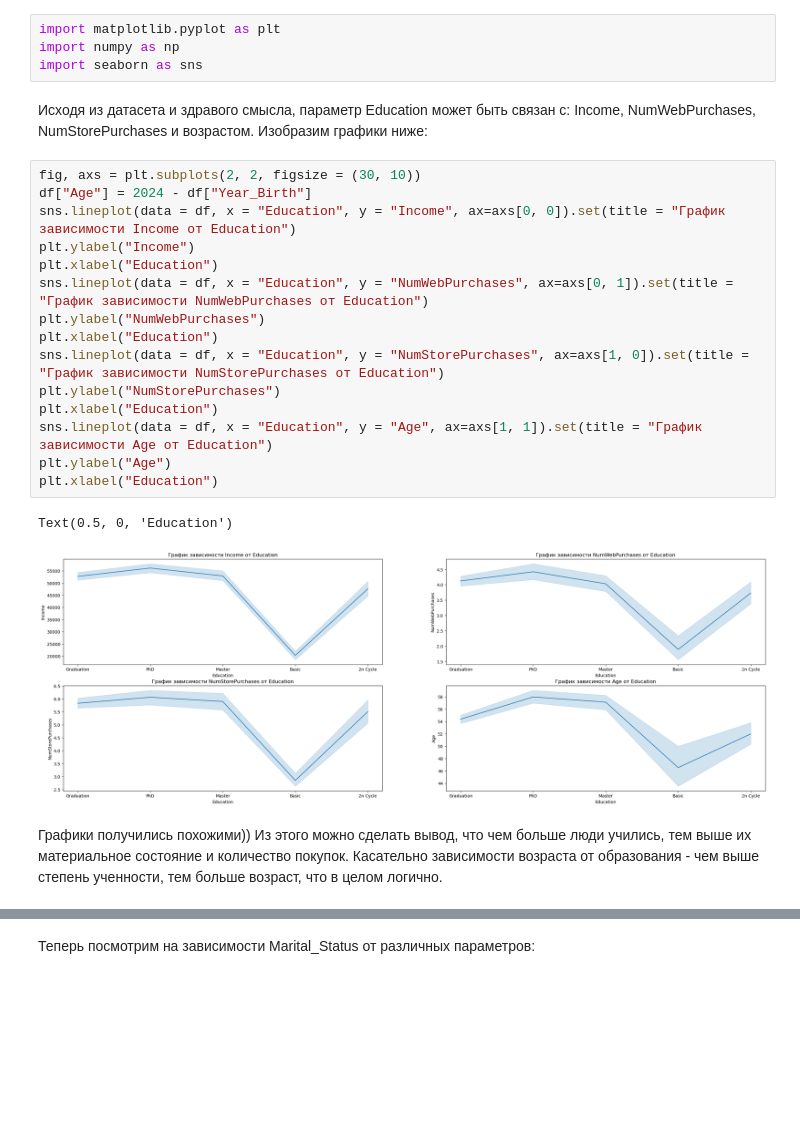
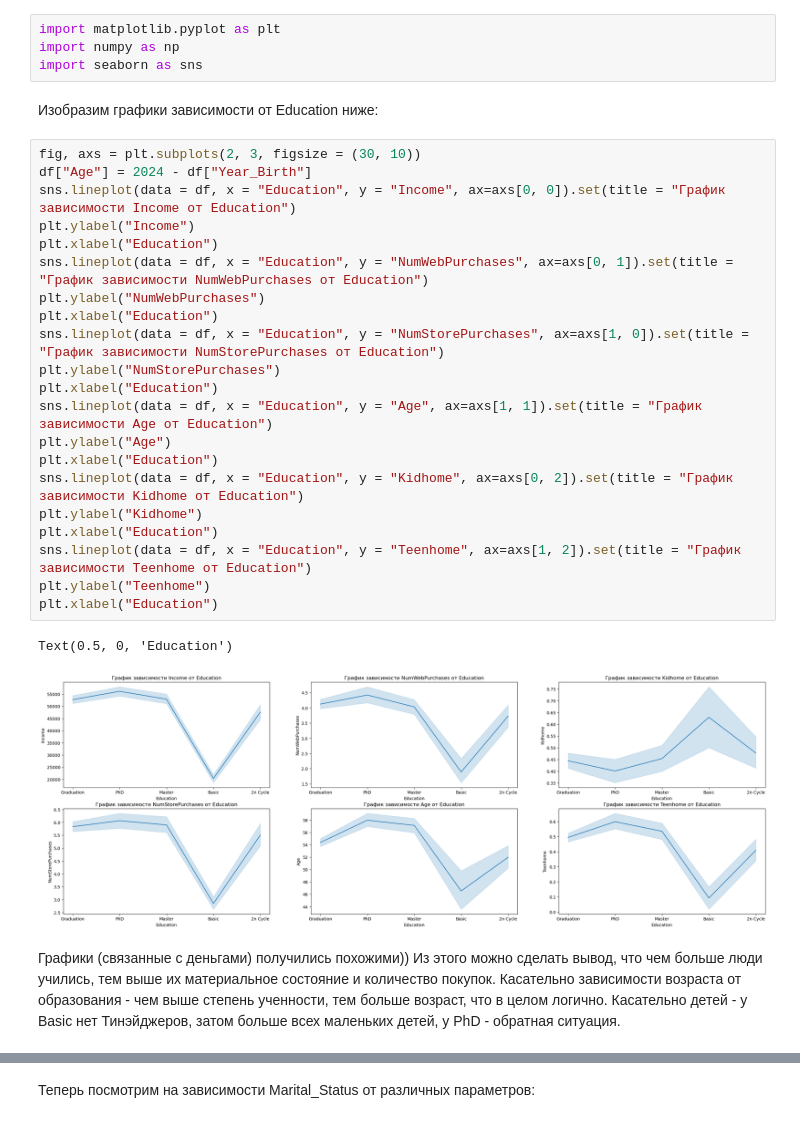
Before and after one commit to bananananacat/ML_HW, a Jupyter notebook: notebooks/02-homework.ipynb, the cells around one changed output, grey strips where cells are left out. Saved outputs shown, nothing was run; the diff lists cells and outputs as text; blank space fills up the shorter version.

```diff
--- a/notebooks/02-homework.ipynb
+++ b/notebooks/02-homework.ipynb
@@ -27,24 +27,31 @@ import matplotlib.pyplot as plt
 import numpy as np
 import seaborn as sns
 # %% [markdown]
-Исходя из датасета и здравого смысла, параметр Education может быть связан с: Income, NumWebPurchases, NumStorePurchases  и возрастом. Изобразим графики ниже:
+Изобразим графики зависимости от Education ниже:
 # %%
-fig, axs = plt.subplots(2, 2, figsize = (30, 10))
+fig, axs = plt.subplots(2, 3, figsize = (30, 10))
 df["Age"] = 2024 - df["Year_Birth"]
 sns.lineplot(data = df, x = "Education", y = "Income", ax=axs[0, 0]).set(title = "График зависимости Income от Education")
 plt.ylabel("Income")
 plt.xlabel("Education")
 sns.lineplot(data = df, x = "Education", y = "NumWebPurchases", ax=axs[0, 1]).set(title = "График зависимости NumWebPurchases от Education")
 plt.ylabel("NumWebPurchases")
 plt.xlabel("Education")
 sns.lineplot(data = df, x = "Education", y = "NumStorePurchases", ax=axs[1, 0]).set(title = "График зависимости NumStorePurchases от Education")
 plt.ylabel("NumStorePurchases")
 plt.xlabel("Education")
 sns.lineplot(data = df, x = "Education", y = "Age", ax=axs[1, 1]).set(title = "График зависимости Age от Education")
 plt.ylabel("Age")
 plt.xlabel("Education")
+sns.lineplot(data = df, x = "Education", y = "Kidhome", ax=axs[0, 2]).set(title = "График зависимости Kidhome от Education")
+plt.ylabel("Kidhome")
+plt.xlabel("Education")
+sns.lineplot(data = df, x = "Education", y = "Teenhome", ax=axs[1, 2]).set(title = "График зависимости Teenhome от Education")
+plt.ylabel("Teenhome")
+plt.xlabel("Education")
 # %% [output]
 Text(0.5, 0, 'Education')
-[figure, old version]
+[figure, new version]
 # %% [markdown]
-Графики получились похожими)) Из этого можно сделать вывод, что чем больше люди учились, тем выше их материальное состояние и количество покупок. Касательно зависимости возраста от образования - чем выше степень ученности, тем больше возраст, что в целом логично.
+Графики (связанные с деньгами) получились похожими)) Из этого можно сделать вывод, что чем больше люди учились, тем выше их материальное состояние и количество покупок. Касательно зависимости возраста от образования - чем выше степень ученности, тем больше возраст, что в целом логично.
+Касательно детей - у Basic нет Тинэйджеров, затом больше всех маленьких детей, y PhD - обратная ситуация.
```
Also changed, not shown: parts of 13 cells of this notebook.
